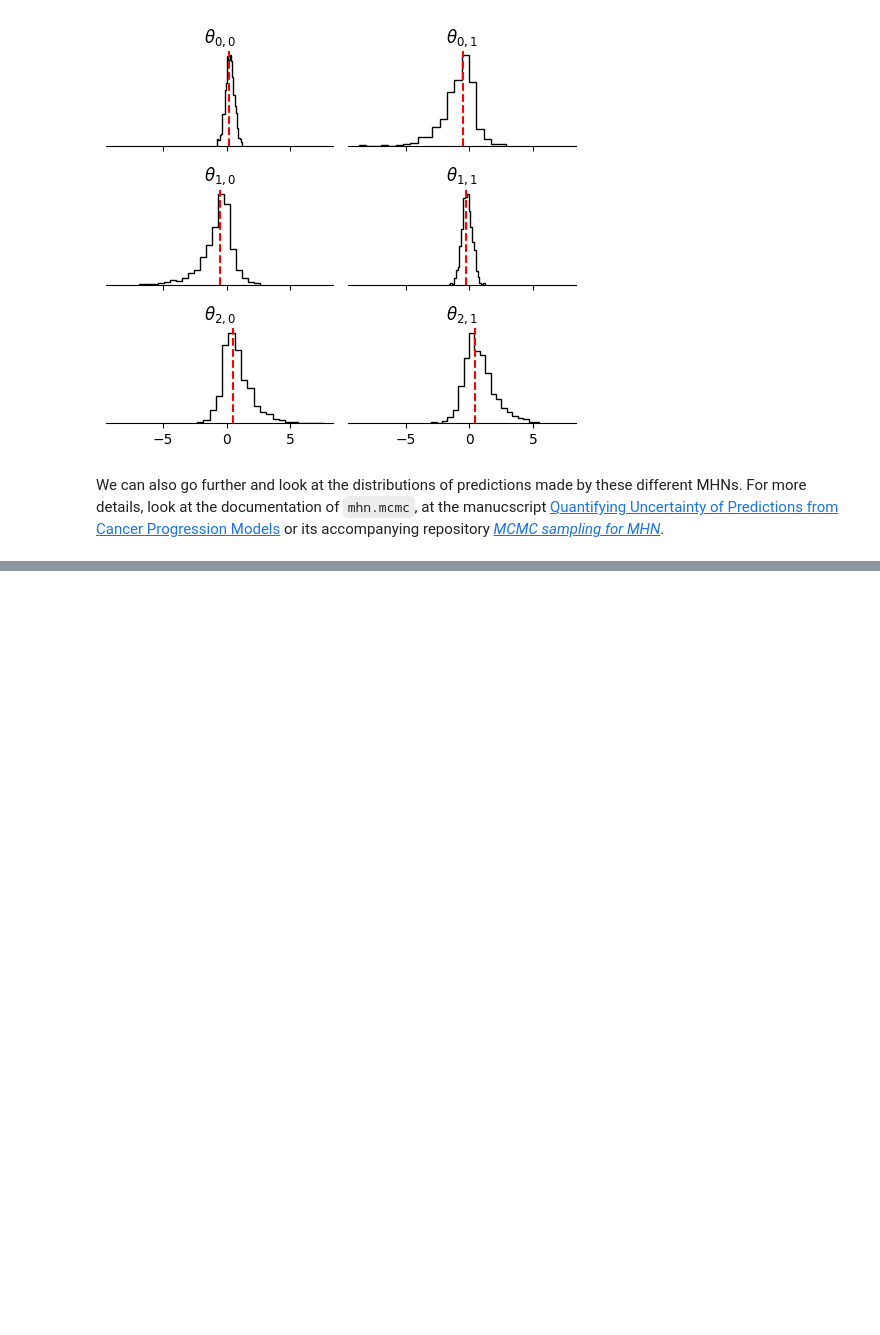
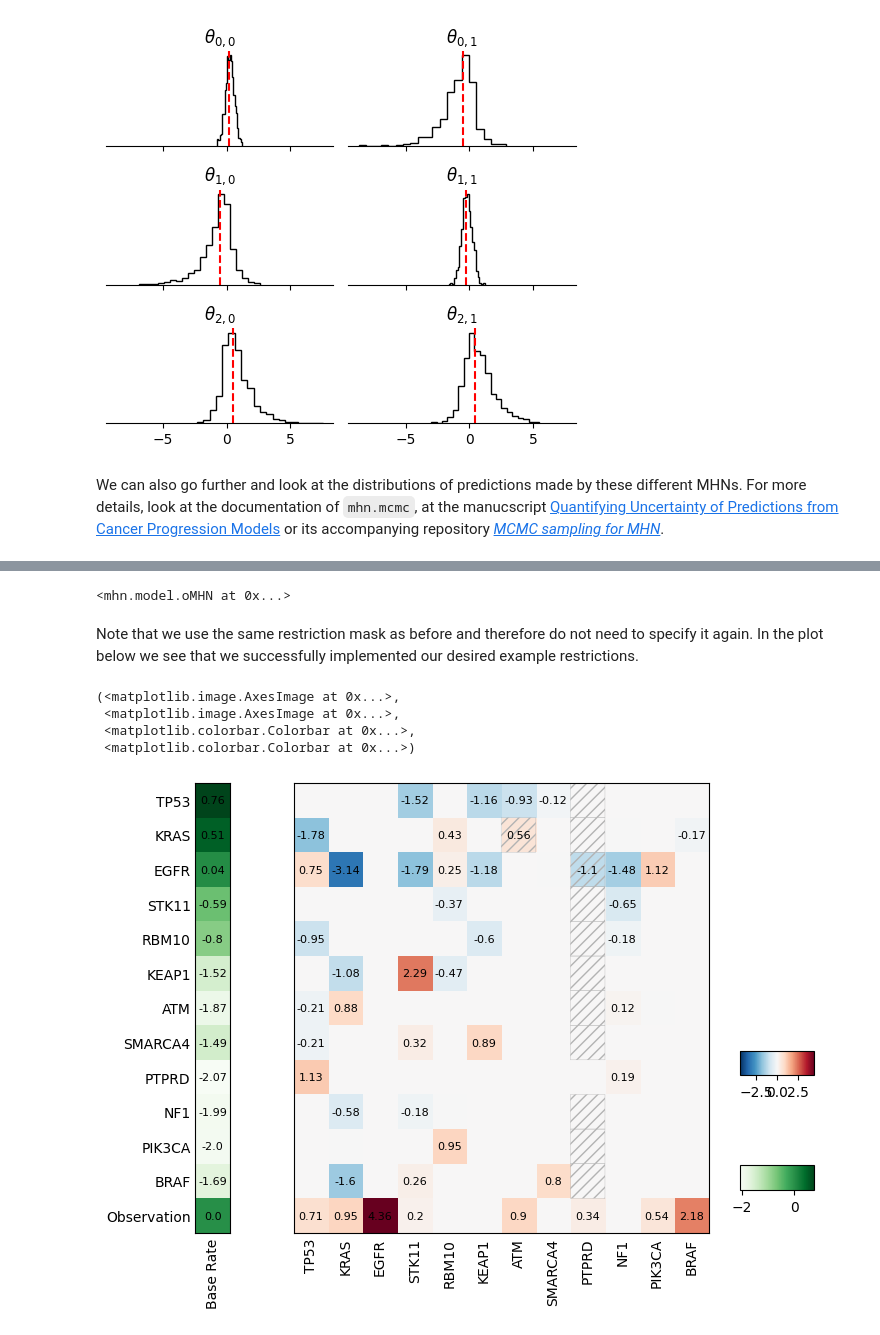
Before and after one commit to spang-lab/LearnMHN, a Jupyter notebook: demo/demo.ipynb, the cells around one changed output, grey strips where cells are left out. Cells and saved outputs as stored; diff of their text form; code cells hidden in the pictures; blank space fills up the shorter version.

```diff
--- a/demo/demo.ipynb
+++ b/demo/demo.ipynb
@@ -461,0 +580,27 @@ For more details, look at the documentation of `mhn.mcmc`, at the manucscript [Q
+# %%
+# use default init_theta as a baseline
+custom_init_theta = pd.DataFrame(
+    restricted_opt.get_default_init_theta(),
+    index=restricted_opt._events+['Observation'],
+    columns=restricted_opt._events
+    )
+
+# modify init_theta
+custom_init_theta.loc['KRAS', 'ATM'] = 0.56
+custom_init_theta.loc['EGFR', 'PTPRD'] = -1.1
+
+# apply the customized init_theta and train
+restricted_opt.set_init_theta(custom_init_theta)
+restricted_opt.train()
+# %% [output]
+<mhn.model.oMHN at 0x...>
+# %% [markdown]
+Note that we use the same restriction mask as before and therefore do not need to specify it again. In the plot below we see that we successfully implemented our desired example restrictions.
+# %%
+restricted_opt.result.plot()
+# %% [output]
+(<matplotlib.image.AxesImage at 0x...>,
+ <matplotlib.image.AxesImage at 0x...>,
+ <matplotlib.colorbar.Colorbar at 0x...>,
+ <matplotlib.colorbar.Colorbar at 0x...>)
+[figure, added]
```
Also changed, not shown: parts of 16 cells of this notebook, 4 other files.
